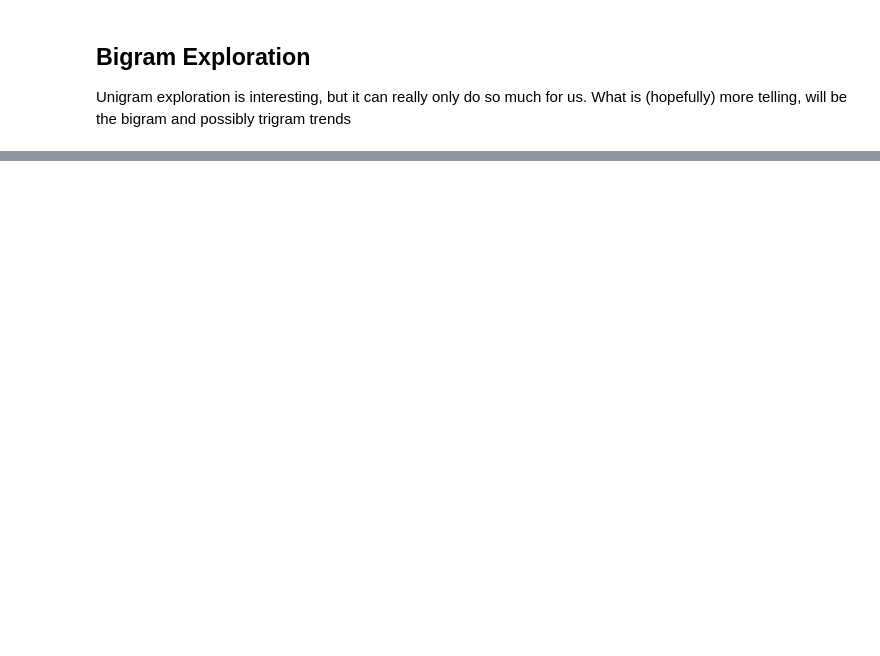
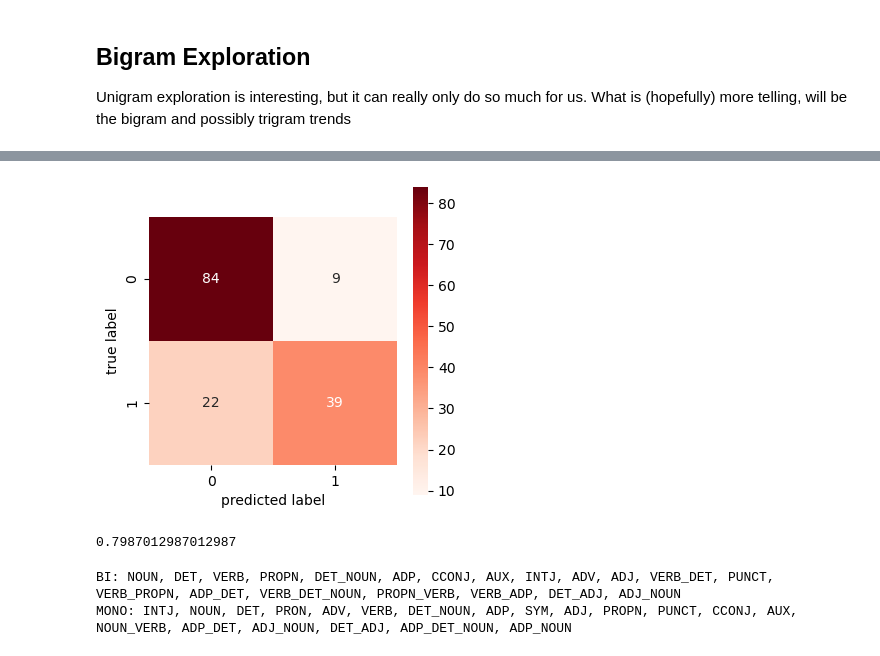
Before and after one commit to Data-Science-for-Linguists-2025/DEU-ENG-Mono-and-Billingual-Speakers, a Jupyter notebook: ExploringRUEGData.ipynb, the cells around one changed output, grey strips where cells are left out. Cells and saved outputs as stored; diff of their text form; code cells hidden in the pictures; blank space fills up the shorter version.

```diff
--- a/ExploringRUEGData.ipynb
+++ b/ExploringRUEGData.ipynb
@@ -414,0 +859,31 @@ Note to self: implement statistic testing into the ones i believe to have strong
+# %%
+docs_train, docs_test, y_train, y_test = train_test_split(pos_df.Text, pos_df.Tag,
+                                                          test_size = 0.20, random_state = 0)
+vectorizer = TfidfVectorizer(lowercase = False, ngram_range=(1,3))
+X_train = vectorizer.fit_transform(docs_train)
+X_test = vectorizer.transform(docs_test)
+nbmodel.fit(X_train, y_train)
+y_pred = nbmodel.predict(X_test)
+cm = confusion_matrix(y_test, y_pred)
+plt.figure(figsize = (4,4))
+sns.heatmap(cm,square=True, annot=True, cmap="Reds",)
+plt.xlabel('predicted label')
+plt.ylabel('true label')
+plt.show()
+accuracy_score(y_test, y_pred)
+# %% [output]
+[figure, added]
+0.7987012987012987
+# %%
+def print_top(vectorizer, clf, n):
+    """Prints features with the highest log probability values, per class"""
+    feature_names = vectorizer.get_feature_names_out()
+    class_labels = clf.classes_
+    for i, class_label in enumerate(class_labels):
+        top = np.argsort(clf.feature_log_prob_[i])[0-n:][::-1]
+        print("%s: %s" % (class_label,
+              ", ".join(feature_names[j].replace(' ', '_') for j in top)))
+print_top(vectorizer, nbmodel, 20)
+# %% [output]
+BI: NOUN, DET, VERB, PROPN, DET_NOUN, ADP, CCONJ, AUX, INTJ, ADV, ADJ, VERB_DET, PUNCT, VERB_PROPN, ADP_DET, VERB_DET_NOUN, PROPN_VERB, VERB_ADP, DET_ADJ, ADJ_NOUN
+MONO: INTJ, NOUN, DET, PRON, ADV, VERB, DET_NOUN, ADP, SYM, ADJ, PROPN, PUNCT, CCONJ, AUX, NOUN_VERB, ADP_DET, ADJ_NOUN, DET_ADJ, ADP_DET_NOUN, ADP_NOUN
```
Also changed, not shown: parts of 57 cells of this notebook.
